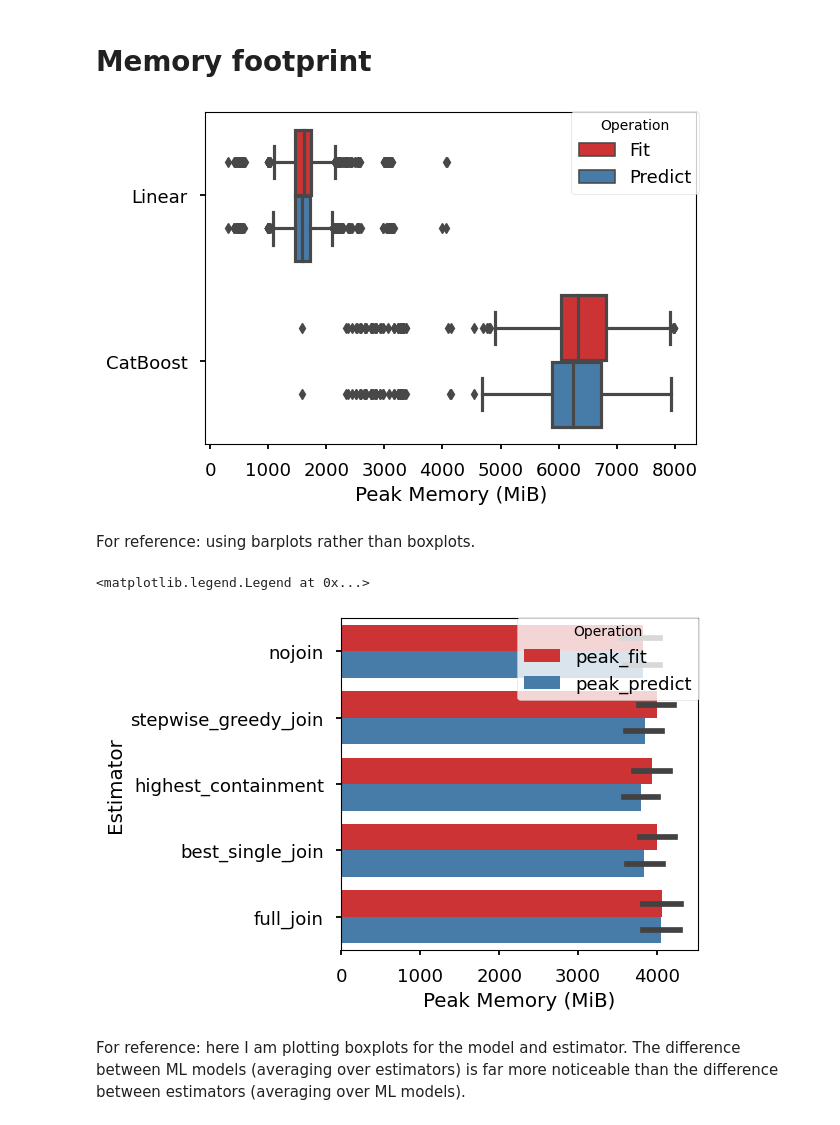
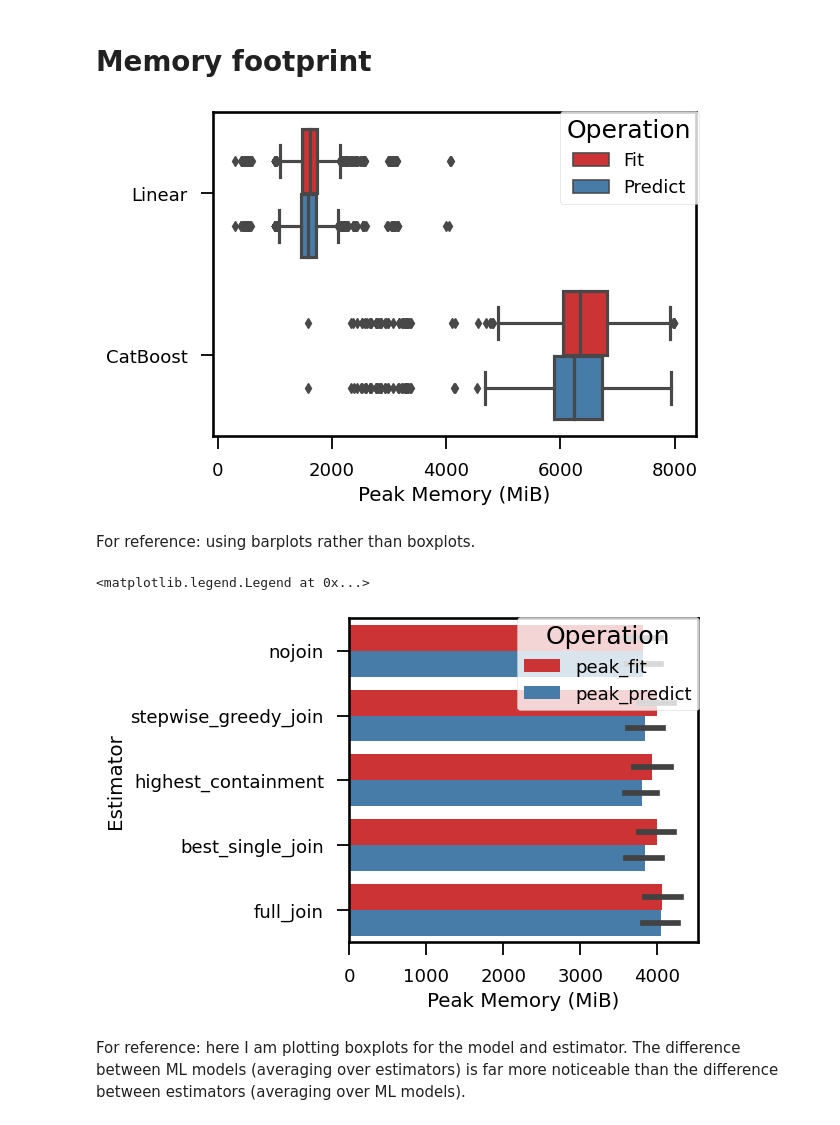
Before and after one commit to rcap107/retrieve-merge-predict, a Jupyter notebook: notebooks/Plot time spent in sections.ipynb, the cells around one changed output. Drawn from its saved outputs; the diff is of its cells as text; code cells hidden in the pictures.

```diff
--- a/notebooks/Plot time spent in sections.ipynb
+++ b/notebooks/Plot time spent in sections.ipynb
@@ -26,3 +27,6 @@ LABEL_MAPPING = plotting.LABEL_MAPPING
 # %% [output]
 The autoreload extension is already loaded. To reload it, use:
   %reload_ext autoreload
+# %%
+sns.set_context("talk")
+plt.style.use("seaborn-v0_8-talk")
@@ -144,32 +377,50 @@ df_mem = df_raw.select(
 # %%
 mapping = {"peak_fit": "Fit", "peak_predict": "Predict"}
 fig, ax = plt.subplots(figsize=(6, 4), layout="constrained")
-sns.boxplot(data=df_mem.to_pandas(), x="value", y="chosen_model", hue="variable", palette="Set1", ax=ax, dodge=0.15)
+sns.boxplot(
+    data=df_mem.to_pandas(),
+    x="value",
+    y="chosen_model",
+    hue="variable",
+    palette="Set1",
+    ax=ax,
+    dodge=0.15,
+)
 ax.set_xlabel("Peak Memory (MiB)")
 ax.set_ylabel(None)
 # ax.set_ylabel("Estimator")
 h, l = ax.get_legend_handles_labels()
 ax.get_legend().remove()
-ax.set_yticklabels([LABEL_MAPPING["chosen_model"][x.get_text()] for x in ax.get_yticklabels()])
+ax.set_yticklabels(
+    [LABEL_MAPPING["chosen_model"][x.get_text()] for x in ax.get_yticklabels()]
+)
 fig.legend(h, [mapping[x] for x in l], title="Operation", loc="upper right")
 fig.savefig("images/memory_usage.pdf")
 # %% [output]
-[figure, old version]
+[figure, new version]
 # %% [markdown]
 For reference: using barplots rather than boxplots.
 # %%
 fig, ax = plt.subplots(figsize=(6, 4), layout="constrained")
-sns.barplot(data=df_mem.to_pandas(), x="value", y="estimator", hue="variable", palette="Set1", ax=ax, dodge=0.15)
+sns.barplot(
+    data=df_mem.to_pandas(),
+    x="value",
+    y="estimator",
+    hue="variable",
+    palette="Set1",
+    ax=ax,
+    dodge=0.15,
+)
 ax.set_xlabel("Peak Memory (MiB)")
 ax.set_ylabel("Estimator")
 h, l = ax.get_legend_handles_labels()
 ax.get_legend().remove()
 # ax.set_xscale("log")
 fig.legend(h, l, title="Operation", loc="upper right")
 # fig.savefig("images/memory_usage.pdf")
 # %% [output]
 <matplotlib.legend.Legend at 0x...>
-[figure, old version]
+[figure, new version]
 # %% [markdown]
 For reference: here I am plotting boxplots for the model and estimator. The difference between ML models (averaging over estimators) is far more noticeable than the
 difference between estimators (averaging over ML models).
```
Also changed, not shown: parts of 24 cells of this notebook, 7 other files.
